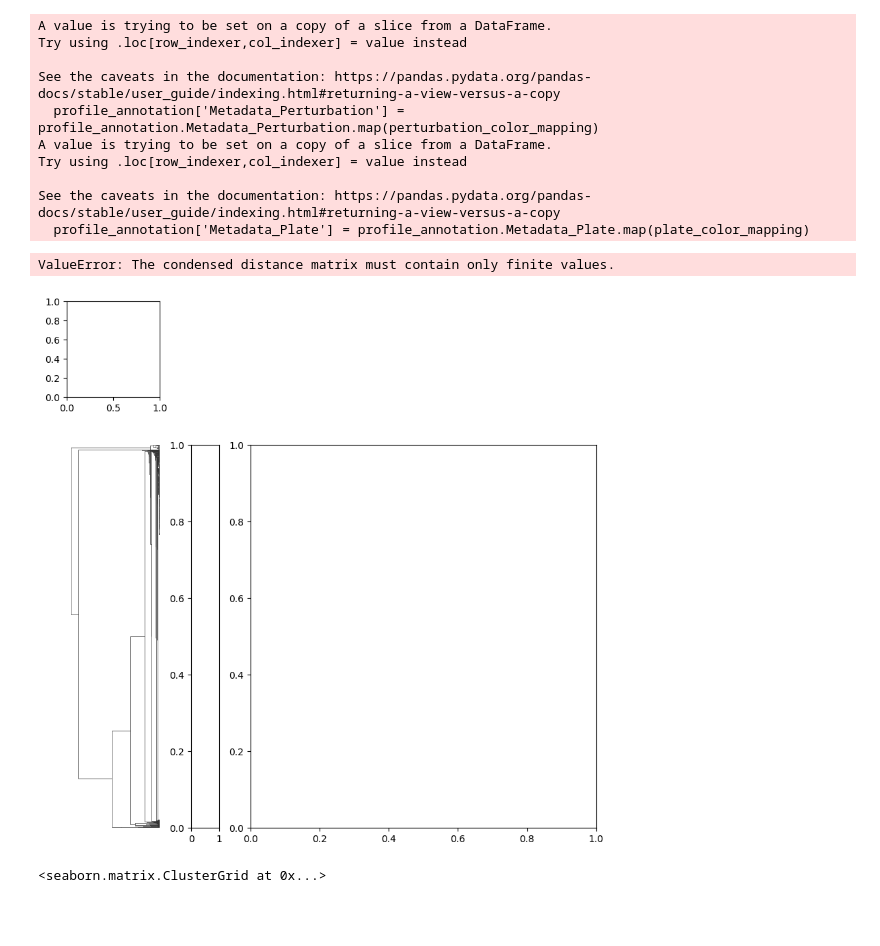
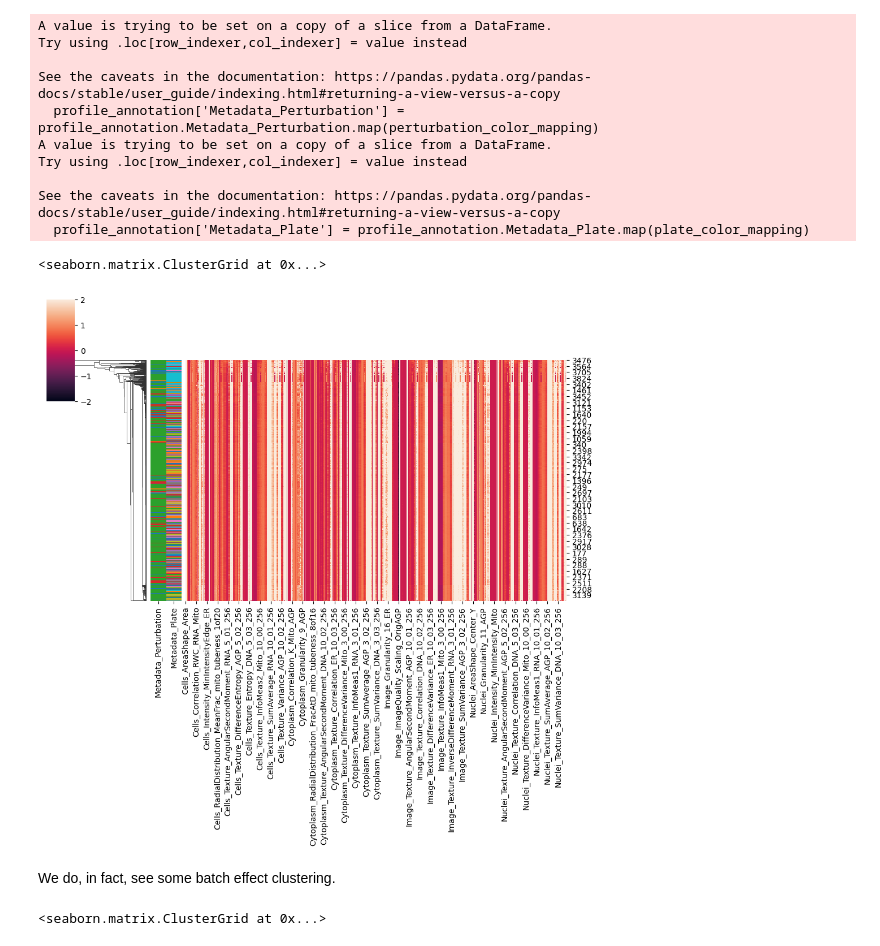
Before and after one commit to Craven-Biostat-Lab/morphology-prediction, a Jupyter notebook: data-loading.ipynb, the cells around one changed output. Cells and saved outputs as stored; diff of their text form; code cells hidden in the pictures; blank space fills up the shorter version.

```diff
--- a/data-loading.ipynb
+++ b/data-loading.ipynb
@@ -145,5 +184,5 @@ Name: count, dtype: int64
 # %% [markdown]
 Create a common table for all genetic perturbations
 # %%
-gene_meta = pd.concat([orf_meta, crispr_meta], ignore_index=True)
+common_meta = pd.concat([orf_meta, crispr_meta, compound_meta], ignore_index=True)
 # %%
@@ -246,7 +269,7 @@ profiles = dd.read_parquet(
 # %%
 # Get feature matrix
 # First select the subset of profiles with actual gene perturbations
-crispr_wells = wells.merge(crispr_meta, how='inner', on=['Metadata_JCP2022'])
+crispr_wells = wells.merge(common_meta, how='left', on=['Metadata_JCP2022'])
 annotated_profiles = profiles.compute().merge(crispr_wells, how='left', on=['Metadata_Source', 'Metadata_Plate', 'Metadata_Well'])
 # %%
 # Take a look at metadata
@@ -367,0 +464,10 @@ for column in
+# %%
+normalized_profiles = annotated_profiles.groupby('Metadata_Plate').apply(
+    pycytominer.normalize,
+    # profiles is first positional argument
+    features="infer",
+    image_features=True, # Include Image_### features
+    method="standardize",
+    samples="Metadata_Perturbation == 'CRISPR-no-guide'"
+).reset_index('Metadata_Plate', drop=True)
+normalized_profiles
@@ -368,9 +488,9 @@ for column in
 # %%
-perturbation_color_mapping = dict(zip(annotated_profiles.Metadata_Perturbation.unique(), sns.color_palette()))
-plate_color_mapping = dict(zip(annotated_profiles.Metadata_Plate.unique(), sns.color_palette()))
+perturbation_color_mapping = dict(zip(normalized_profiles.Metadata_Perturbation.unique(), sns.color_palette()))
+plate_color_mapping = dict(zip(normalized_profiles.Metadata_Plate.unique(), sns.color_palette()))
 #batch_color_mapping = dict(zip(annotated_profiles.Metadata_Batch.unique(), sns.color_palette()))
 
-profile_annotation = annotated_profiles[['Metadata_Perturbation', 'Metadata_Plate']]
+profile_annotation = normalized_profiles[['Metadata_Perturbation', 'Metadata_Plate']]
 profile_annotation['Metadata_Perturbation'] = profile_annotation.Metadata_Perturbation.map(perturbation_color_mapping)
 profile_annotation['Metadata_Plate'] = profile_annotation.Metadata_Plate.map(plate_color_mapping)
 # %% [output]
@@ -391,13 +511,18 @@ linkage_data = linkage(annotated_profiles[feature_cols], method='single', metric
 # %%
 sns.clustermap(
     annotated_profiles[feature_cols],
     row_colors=profile_annotation[['Metadata_Perturbation', 'Metadata_Plate']],
     row_linkage=linkage_data,
-    standard_scale=1
+    col_cluster=False,
+    #standard_scale=1
+    vmin=-2,
+    vmax=2
 )
 # %% [output]
-ValueError: The condensed distance matrix must contain only finite values.
+<seaborn.matrix.ClusterGrid at 0x...>
-[figure, old version]
+[figure, new version]
+# %% [markdown]
+We do, in fact, see some batch effect clustering.
 # %%
 # Clustermap
 sns.clustermap(profile_mat, row_colors = annotated_profiles.Metadata_Perturbation.map(color_mapping).to_numpy())
```
Also changed, not shown: parts of 35 cells of this notebook, 2 other files.
